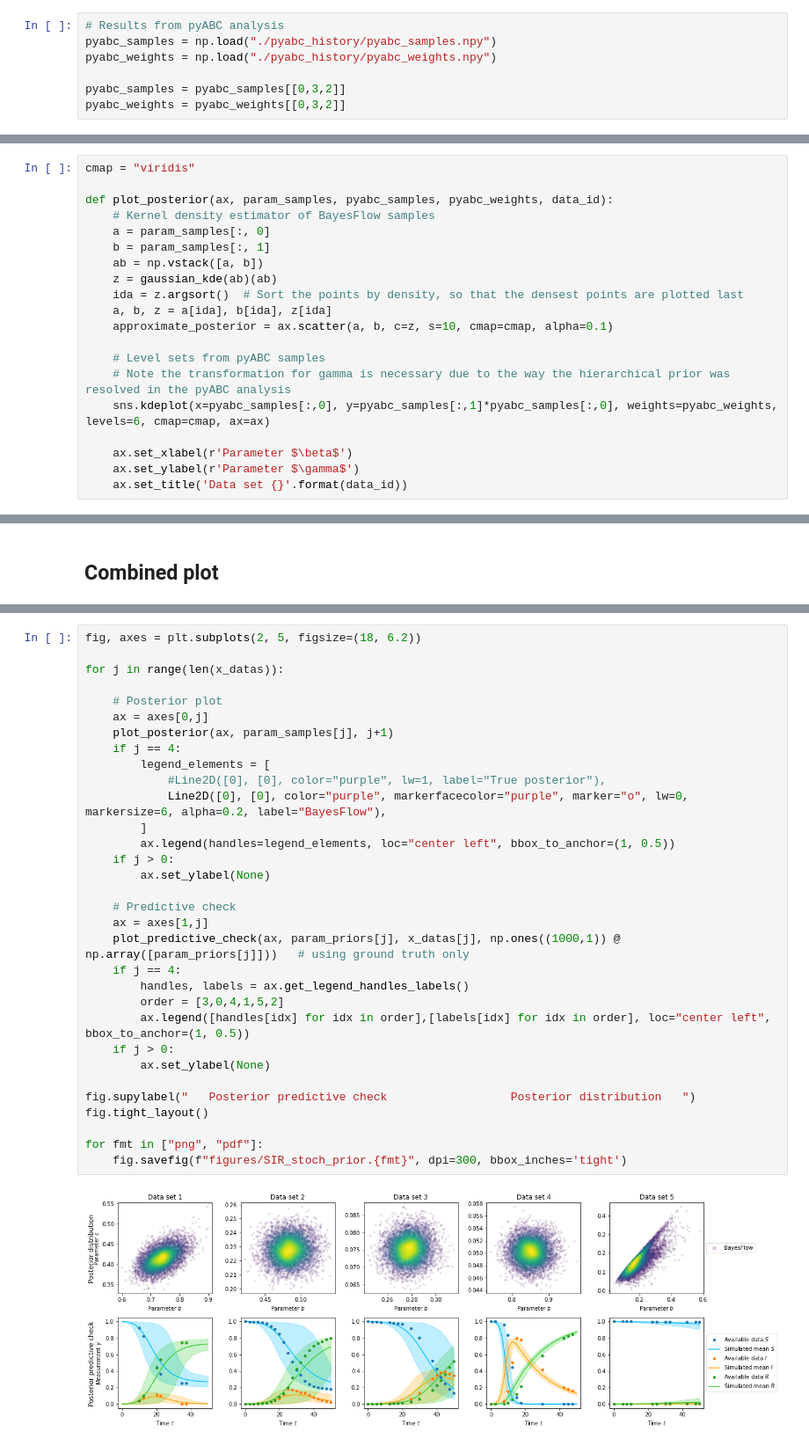
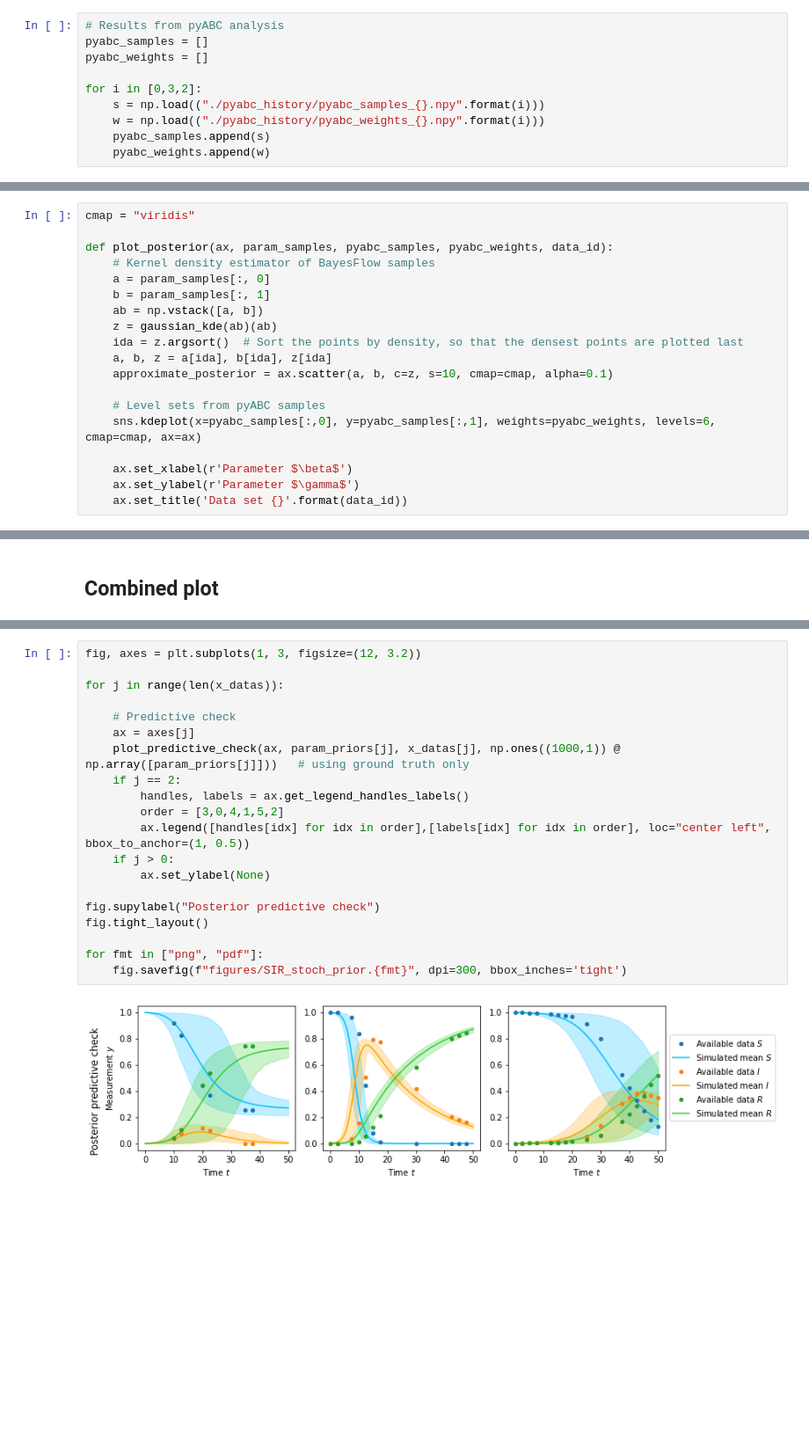
Before and after one commit to emune-dev/Data-missingness-paper, a Jupyter notebook: Stochastic SIR model/SIR_stoch_augment01.ipynb, the cells around one changed output, grey strips where cells are left out. Shown at 88% size. Saved outputs shown, nothing was run; the diff lists cells and outputs as text; blank space fills up the shorter version.

```diff
--- a/Stochastic SIR model/SIR_stoch_augment01.ipynb
+++ b/Stochastic SIR model/SIR_stoch_augment01.ipynb
@@ -152,11 +152,14 @@ n_post_samples = 7500
 param_samples = amortizer.sample(x_datas, n_post_samples)
 # %%
 # Results from pyABC analysis
-pyabc_samples = np.load("./pyabc_history/pyabc_samples.npy")
-pyabc_weights = np.load("./pyabc_history/pyabc_weights.npy")
+pyabc_samples = []
+pyabc_weights = []
 
-pyabc_samples = pyabc_samples[[0,3,2]]
-pyabc_weights = pyabc_weights[[0,3,2]]
+for i in [0,3,2]:
+    s = np.load(("./pyabc_history/pyabc_samples_{}.npy".format(i)))
+    w = np.load(("./pyabc_history/pyabc_weights_{}.npy".format(i)))
+    pyabc_samples.append(s)
+    pyabc_weights.append(w)
 # %% [markdown]
 ## Posterior plot
 # %%
@@ -173,8 +176,7 @@ def plot_posterior(ax, param_samples, pyabc_samples, pyabc_weights, data_id):
     approximate_posterior = ax.scatter(a, b, c=z, s=10, cmap=cmap, alpha=0.1)
 
     # Level sets from pyABC samples
-    # Note the transformation for gamma is necessary due to the way the hierarchical prior was resolved in the pyABC analysis
-    sns.kdeplot(x=pyabc_samples[:,0], y=pyabc_samples[:,1]*pyabc_samples[:,0], weights=pyabc_weights, levels=6, cmap=cmap, ax=ax)
+    sns.kdeplot(x=pyabc_samples[:,0], y=pyabc_samples[:,1], weights=pyabc_weights, levels=6, cmap=cmap, ax=ax)
 
     ax.set_xlabel(r'Parameter $\beta$')
     ax.set_ylabel(r'Parameter $\gamma$')
@@ -274,34 +276,22 @@ for fmt in ["png", "pdf"]:
 # %%
-fig, axes = plt.subplots(2, 5, figsize=(18, 6.2))
+fig, axes = plt.subplots(1, 3, figsize=(12, 3.2))
 
 for j in range(len(x_datas)):
 
-    # Posterior plot
-    ax = axes[0,j]
-    plot_posterior(ax, param_samples[j], j+1)
-    if j == 4:
-        legend_elements = [
-            #Line2D([0], [0], color="purple", lw=1, label="True posterior"),
-            Line2D([0], [0], color="purple", markerfacecolor="purple", marker="o", lw=0, markersize=6, alpha=0.2, label="BayesFlow"),
-        ]
-        ax.legend(handles=legend_elements, loc="center left", bbox_to_anchor=(1, 0.5))
-    if j > 0:
-        ax.set_ylabel(None)
-
     # Predictive check
-    ax = axes[1,j]
+    ax = axes[j]
     plot_predictive_check(ax, param_priors[j], x_datas[j], np.ones((1000,1)) @ np.array([param_priors[j]]))   # using ground truth only
-    if j == 4:
+    if j == 2:
         handles, labels = ax.get_legend_handles_labels()
         order = [3,0,4,1,5,2]
         ax.legend([handles[idx] for idx in order],[labels[idx] for idx in order], loc="center left", bbox_to_anchor=(1, 0.5))
     if j > 0:
         ax.set_ylabel(None)
 
-fig.supylabel("   Posterior predictive check                  Posterior distribution   ")
+fig.supylabel("Posterior predictive check")
 fig.tight_layout()
 
 for fmt in ["png", "pdf"]:
     fig.savefig(f"figures/SIR_stoch_prior.{fmt}", dpi=300, bbox_inches='tight')
 # %% [output]
-[figure, old version]
+[figure, new version]
```
Also changed, not shown: parts of 1 cell of this notebook, 29 other files.
